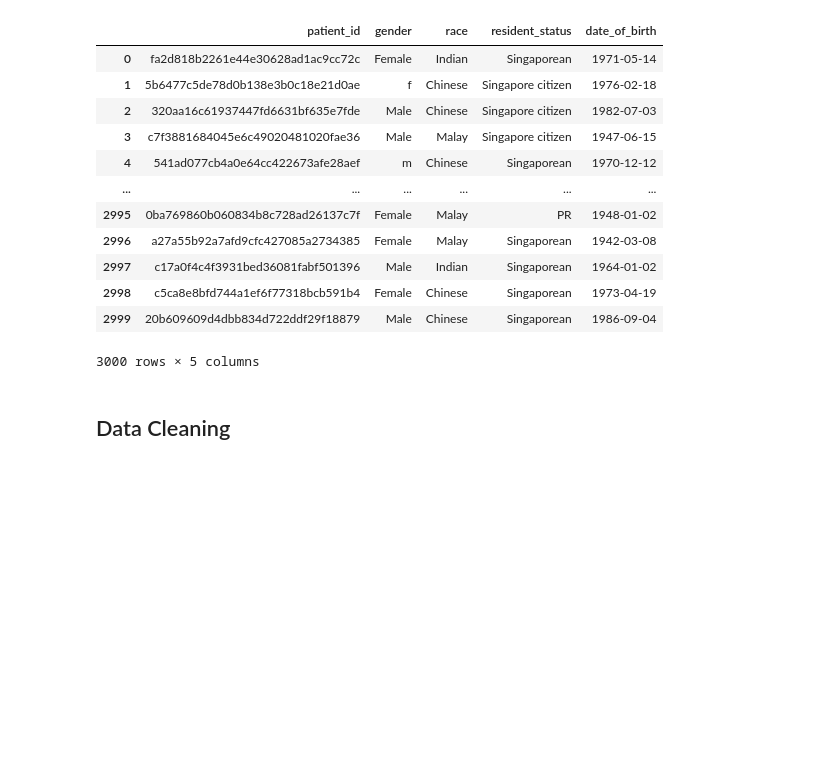
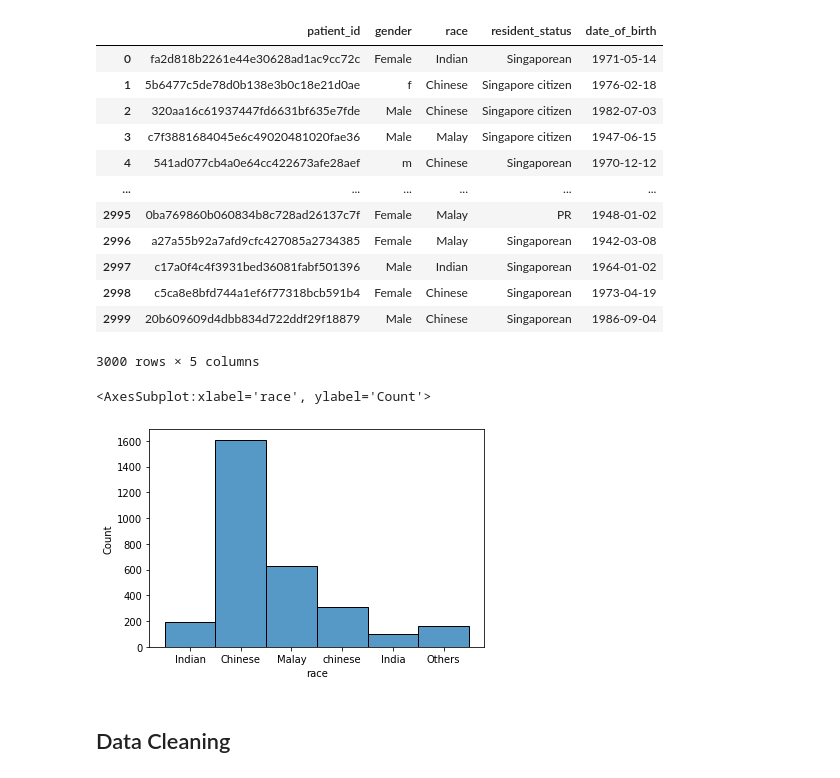
Before and after one commit to Jignesh012/Holmusk-Assignment, a Jupyter notebook: Final.ipynb, the cells around one changed output. Drawn from its saved outputs; the diff is of its cells as text; code cells hidden in the pictures; blank space fills up the shorter version.

```diff
--- a/Final.ipynb
+++ b/Final.ipynb
@@ -232,5 +242,10 @@ demo
 | 2998 | c5ca8e8bfd744a1ef6f77318bcb591b4 | Female | Chinese | Singaporean | 1973-04-19 |
 | 2999 | 20b609609d4dbb834d722ddf29f18879 | Male | Chinese | Singaporean | 1986-09-04 |
 3000 rows × 5 columns
+# %%
+sns.histplot(demo.race)
+# %% [output]
+<AxesSubplot:xlabel='race', ylabel='Count'>
+[figure, added]
 # %%
 from datetime import date, datetime
```
Also changed, not shown: parts of 51 cells of this notebook.
